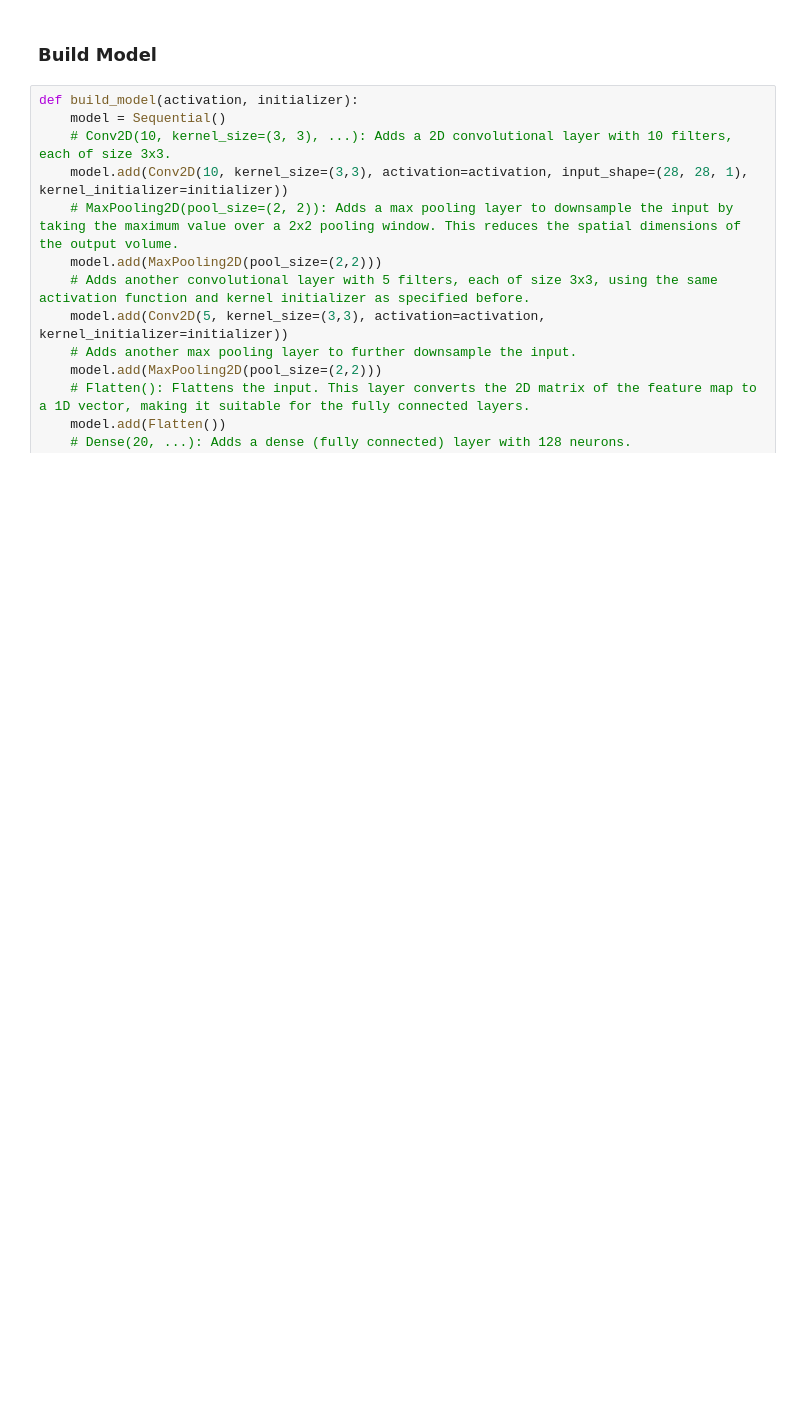
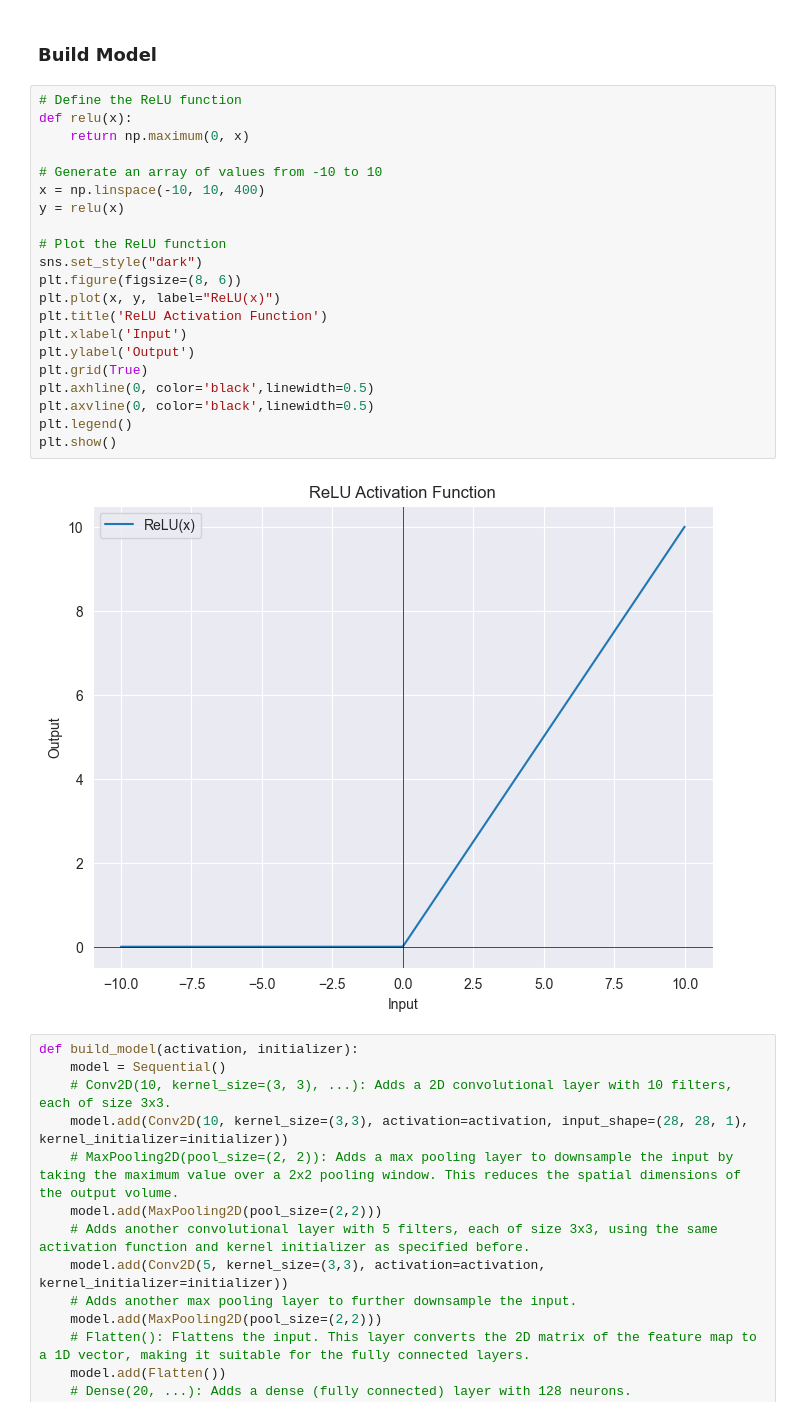
Before and after one commit to RakeshG1/DataScienceHub, a Jupyter notebook: DeepLearning/Keras[MultiClassClassifier_CNN].ipynb, the cells around one changed output. Drawn from its saved outputs; the diff is of its cells as text; blank space fills up the shorter version.

```diff
--- a/DeepLearning/Keras[MultiClassClassifier_CNN].ipynb
+++ b/DeepLearning/Keras[MultiClassClassifier_CNN].ipynb
@@ -46,6 +46,29 @@ y_test_labels = tf.keras.utils.to_categorical(y_test_labels, 10)
 <!--  -->
 # %% [markdown]
 ### Build Model
+# %%
+# Define the ReLU function
+def relu(x):
+    return np.maximum(0, x)
+
+# Generate an array of values from -10 to 10
+x = np.linspace(-10, 10, 400)
+y = relu(x)
+
+# Plot the ReLU function
+sns.set_style("dark")
+plt.figure(figsize=(8, 6))
+plt.plot(x, y, label="ReLU(x)")
+plt.title('ReLU Activation Function')
+plt.xlabel('Input')
+plt.ylabel('Output')
+plt.grid(True)
+plt.axhline(0, color='black',linewidth=0.5)
+plt.axvline(0, color='black',linewidth=0.5)
+plt.legend()
+plt.show()
+# %% [output]
+[figure, added]
 # %%
 def build_model(activation, initializer):
     model = Sequential()
```
